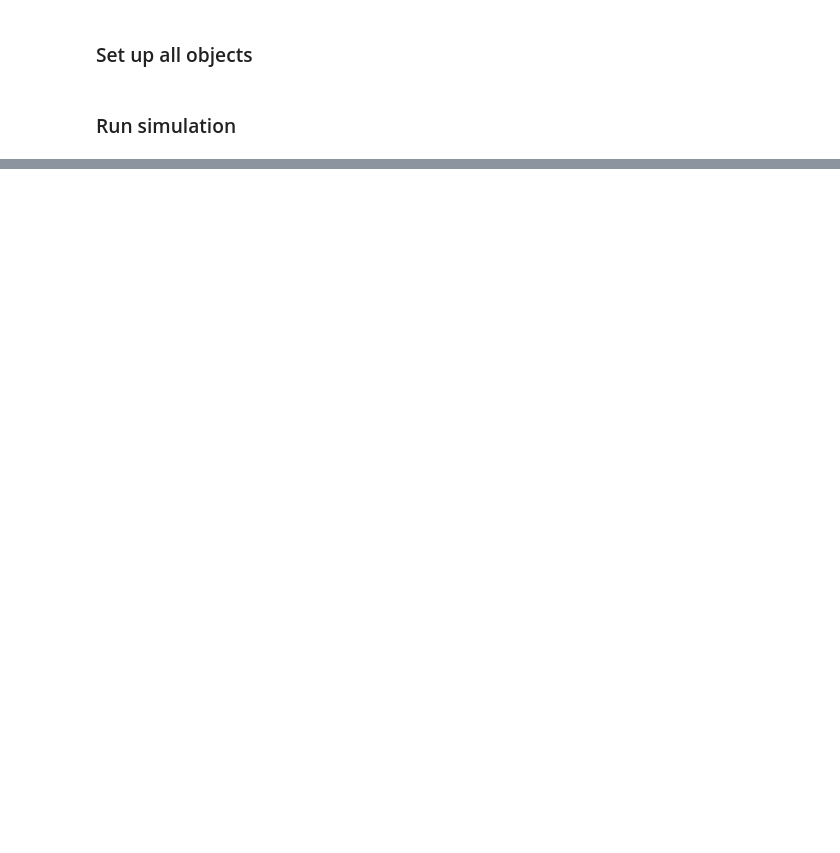
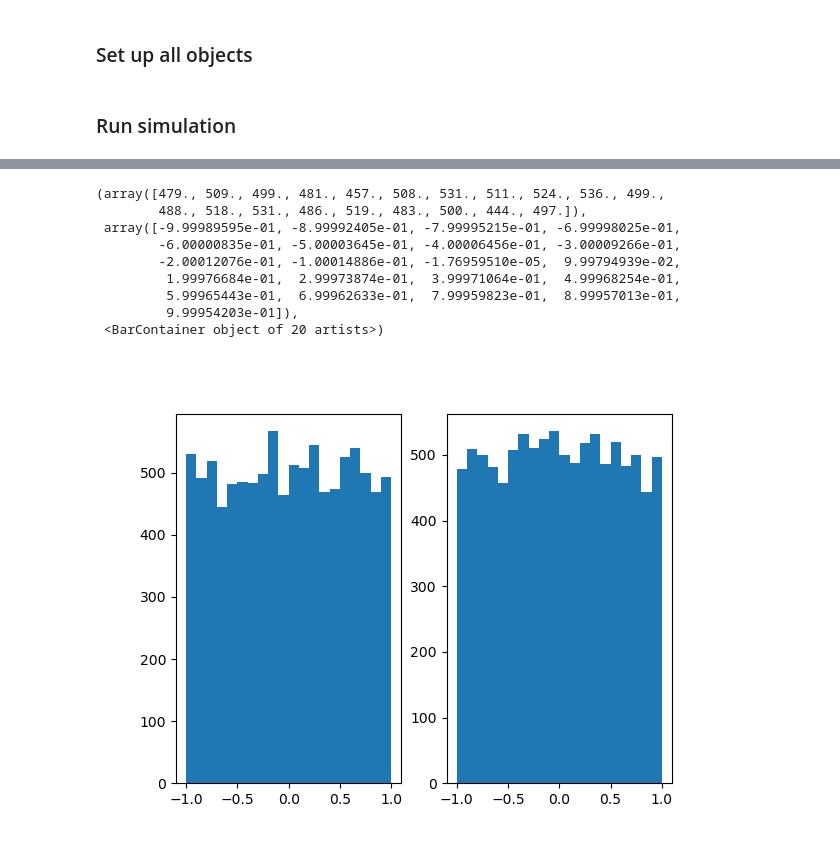
Before and after one commit to KlaasWillems/electronTransportCode, a Jupyter notebook: numericalExperiments/lineSource/LineSourceTest.ipynb, the cells around one changed output, grey strips where cells are left out. Saved outputs shown, nothing was run; the diff lists cells and outputs as text; code cells hidden in the pictures; blank space fills up the shorter version.

```diff
--- a/numericalExperiments/lineSource/LineSourceTest.ipynb
+++ b/numericalExperiments/lineSource/LineSourceTest.ipynb
@@ -50,0 +147,25 @@ IndexError: index 20 is out of bounds for axis 0 with size 20
+# %%
+Nbsamples = 10000
+
+# sample strategy 1
+rs = np.random.uniform(size = Nbsamples)
+theta = 2*np.arcsin(np.sqrt(rs))
+mu1 = np.cos(theta)
+
+# sample strategy 2
+mu2 = np.random.uniform(low=-1, high=1, size = Nbsamples)
+
+fig, (ax1, ax2) = plt.subplots(1, 2)
+ax1.hist(mu1, bins = 20)
+ax2.hist(mu2, bins = 20)
+# %% [output]
+(array([479., 509., 499., 481., 457., 508., 531., 511., 524., 536., 499.,
+        488., 518., 531., 486., 519., 483., 500., 444., 497.]),
+ array([-9.99989595e-01, -8.99992405e-01, -7.99995215e-01, -6.99998025e-01,
+        -6.00000835e-01, -5.00003645e-01, -4.00006456e-01, -3.00009266e-01,
+        -2.00012076e-01, -1.00014886e-01, -1.76959510e-05,  9.99794939e-02,
+         1.99976684e-01,  2.99973874e-01,  3.99971064e-01,  4.99968254e-01,
+         5.99965443e-01,  6.99962633e-01,  7.99959823e-01,  8.99957013e-01,
+         9.99954203e-01]),
+ <BarContainer object of 20 artists>)
+[figure, added]
```
Also changed, not shown: parts of 8 cells of this notebook, 6 other files.
